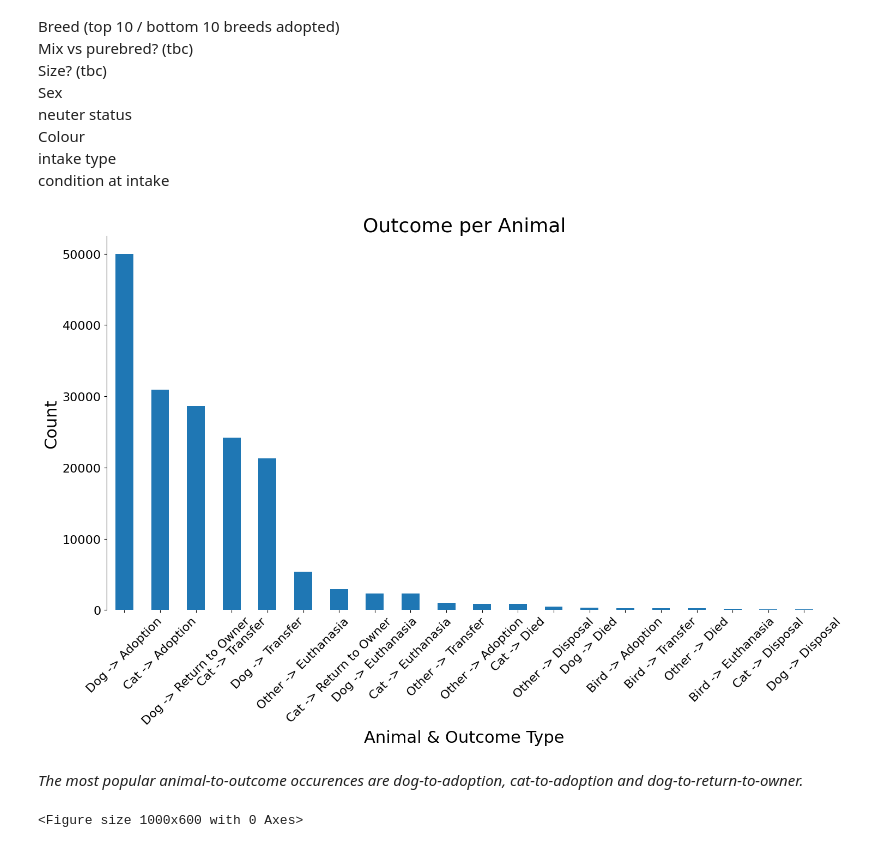
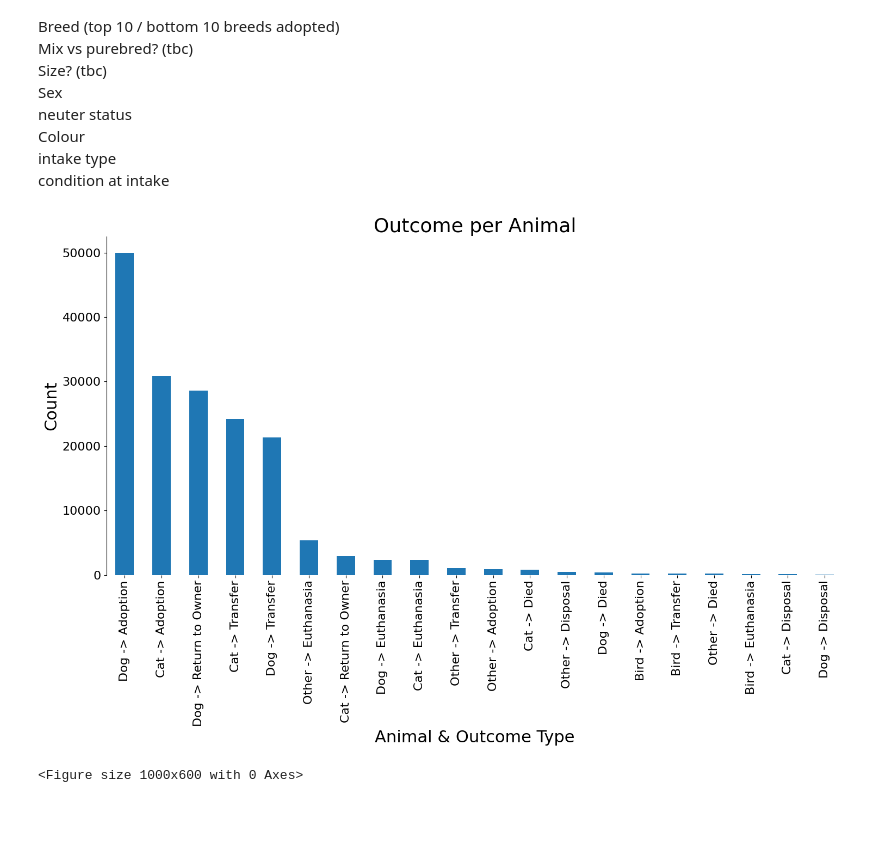
Before and after one commit to a-messmer/AAC_prelim_data_analysis_project, a Jupyter notebook: Project-api.ipynb, the cells around one changed output. Drawn from its saved outputs; the diff is of its cells as text; code cells hidden in the pictures; blank space fills up the shorter version.

```diff
--- a/Project-api.ipynb
+++ b/Project-api.ipynb
@@ -1690,23 +1668,20 @@ condition at intake
 # %%
 # visualise the distribution of Outcome Types for animals:
 
 
 shelter_df['Animal Outcome'] = shelter_df['Animal'] + ' -> ' + shelter_df['Outcome Type']
 
 intake_outcomes = shelter_df['Animal Outcome'].value_counts()[0:20].plot(kind='bar',
                                                                      fontsize=16,
                                                                      figsize=(15, 10))
 intake_outcomes.set_ylabel('Count', fontsize=22)
 intake_outcomes.set_xlabel('Animal & Outcome Type', fontsize=22)
 intake_outcomes.set_title('Outcome per Animal', fontsize=26)
-plt.xticks(rotation = 45)
 
 plt.tight_layout()
 sns.despine(bottom=True)
 # %% [output]
-[figure, old version]
+[figure, new version]
-# %% [markdown]
-*The most popular animal-to-outcome occurences are dog-to-adoption, cat-to-adoption and dog-to-return-to-owner.*
 # %%
 shelter_df['Age Days Outcome'] = shelter_df['Age at Outcome'].dt.days
 # %%
```
Also changed, not shown: parts of 46 cells of this notebook.
